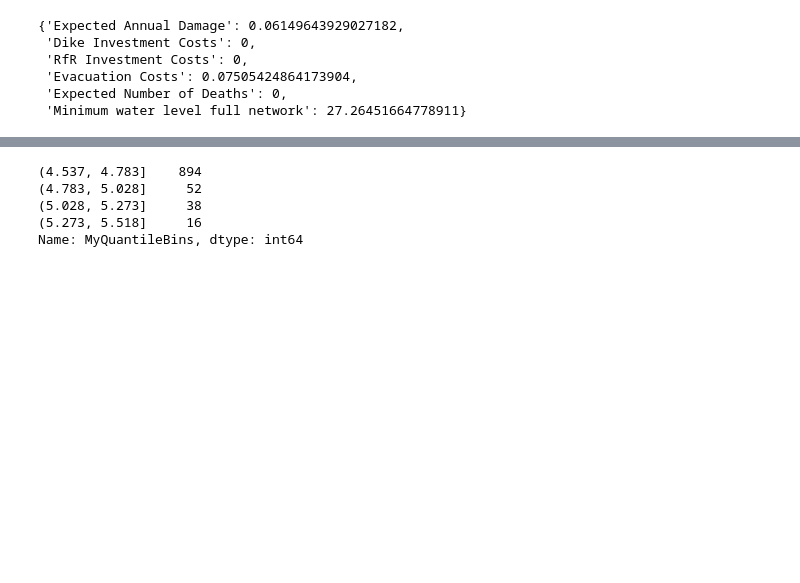
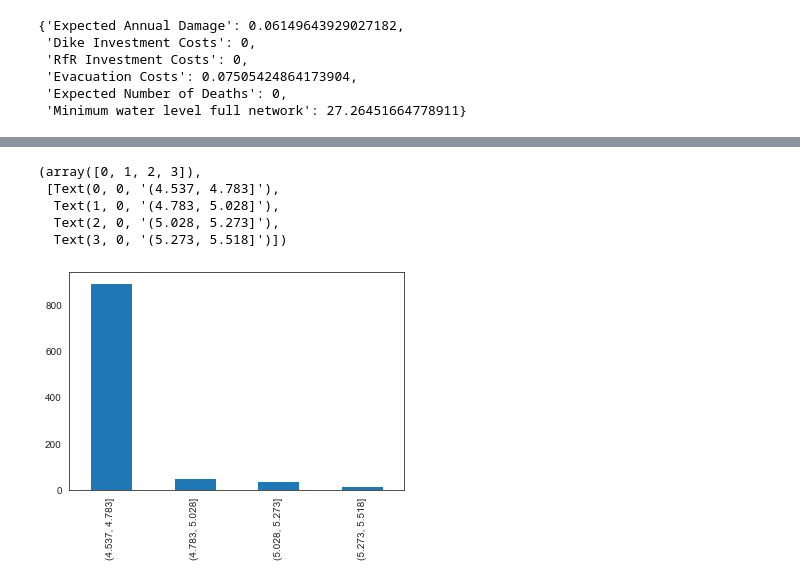
Before and after one commit to floristevito/EPA1361, a Jupyter notebook: lab_sessions/final assignment/Results_visualisation.ipynb, the cells around one changed output, grey strips where cells are left out. Saved outputs shown, nothing was run; the diff lists cells and outputs as text; code cells hidden in the pictures; blank space fills up the shorter version.

```diff
--- a/lab_sessions/final assignment/Results_visualisation.ipynb
+++ b/lab_sessions/final assignment/Results_visualisation.ipynb
@@ -72,17 +72,18 @@ def mean_variance(data,column_names):
 def quartile_skewedness(data,column_names):
     '''returns the quartile that contains the most observations'''
     results = {}
+    Values = {}
     for column_name in column_names:
         #place all results in four equally spaced bins
         data['MyQuantileBins'] =  pd.cut(data[column_name], 4)
         values = data['MyQuantileBins'].value_counts()
-
+        Values[column_name] = values
         #determine which quartile (bin) is overrepresented (contains the most values)
         for i in range(3):
             if max(values) == values[i]:
                 #save the quartile and the percentage of values it contains in a dictionary
                 results[column_name] = (i+1,(values[i]/values.sum()))
-    return results, values
+    return results, Values
 # %%
 pol1dictHur = hurwitz(results_pol1,objectives)
 pol1dictHur
@@ -141,8 +158,10 @@ dict_values([(1, 0.991), (1, 1.0), (1, 1.0), (1, 0.99), (1, 0.99), (1, 0.894)])
-# %%
-pol2dictQsval
-# %% [output]
-(4.537, 4.783]    894
-(4.783, 5.028]     52
-(5.028, 5.273]     38
-(5.273, 5.518]     16
-Name: MyQuantileBins, dtype: int64
+# %%
+pol2dictQsval['Minimum water level full network'].plot(kind='bar')
+plt.xticks(rotation = 90)
+# %% [output]
+(array([0, 1, 2, 3]),
+ [Text(0, 0, '(4.537, 4.783]'),
+  Text(1, 0, '(4.783, 5.028]'),
+  Text(2, 0, '(5.028, 5.273]'),
+  Text(3, 0, '(5.273, 5.518]')])
+[figure, added]
```
Also changed, not shown: parts of 1 cell of this notebook, 1 other file.
